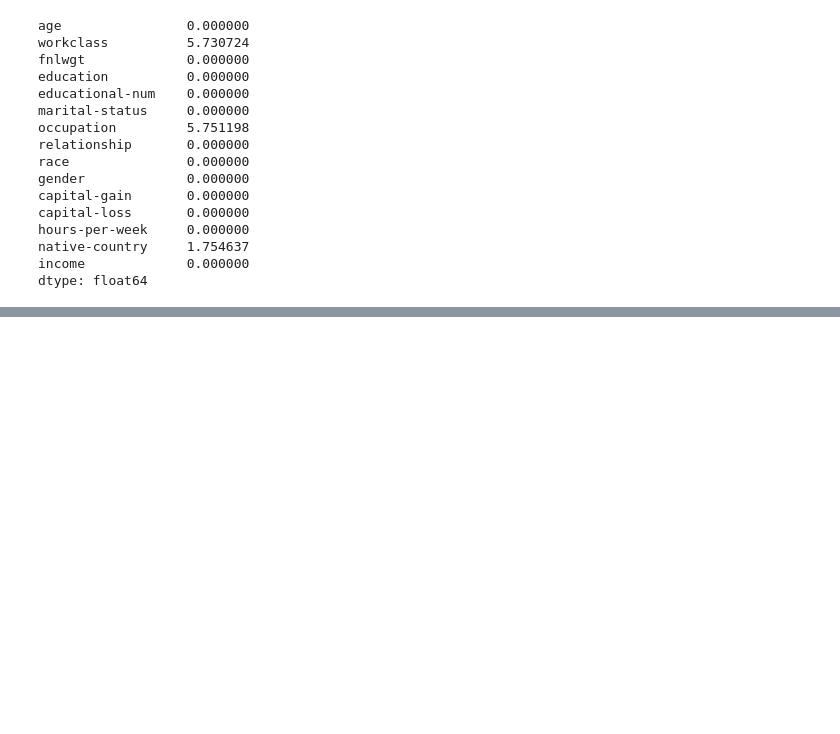
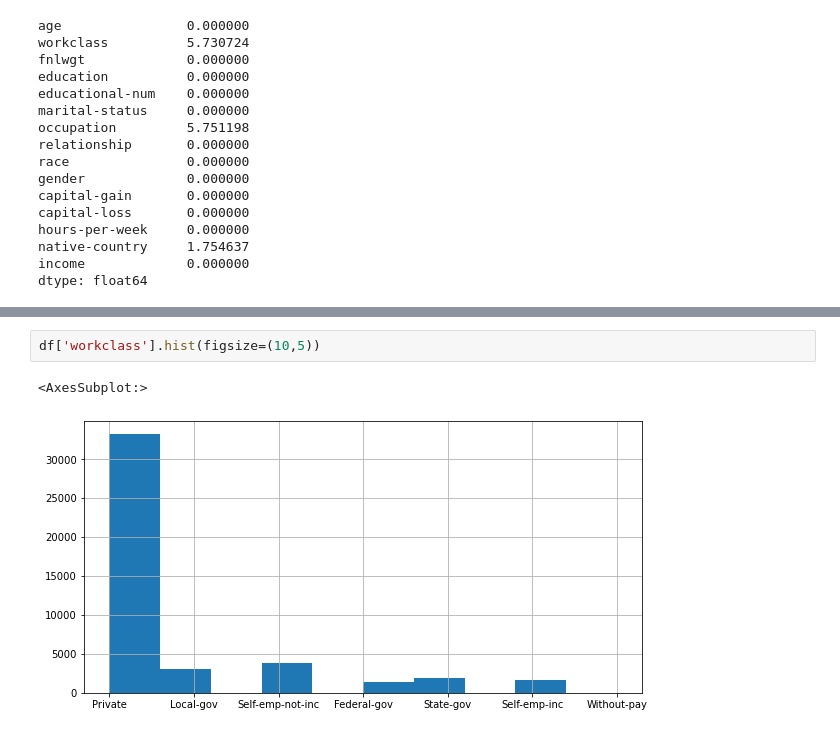
Before and after one commit to Kansalrahul/Pandas, a Jupyter notebook: Pandas Project Case Study.ipynb, the cells around one changed output, grey strips where cells are left out. Drawn from its saved outputs; the diff is of its cells as text; blank space fills up the shorter version.

```diff
--- a/Pandas Project Case Study.ipynb
+++ b/Pandas Project Case Study.ipynb
@@ -277,0 +344,5 @@ df.drop(['educational-num','capital-gain','capital-loss'],axis=1)
+# %%
+df['workclass'].hist(figsize=(10,5))
+# %% [output]
+<AxesSubplot:>
+[figure, added]
```
Also changed, not shown: parts of 35 cells of this notebook.
